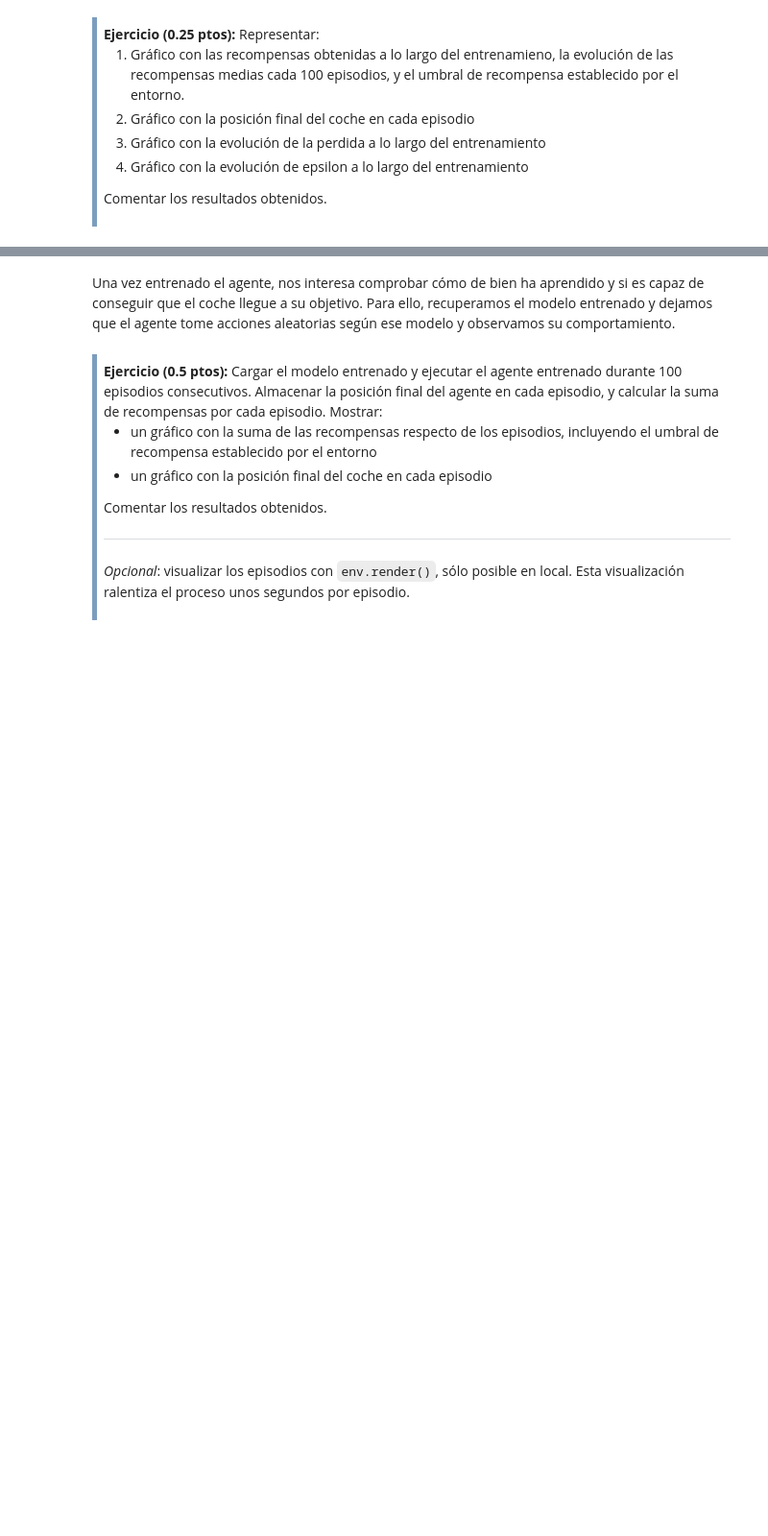
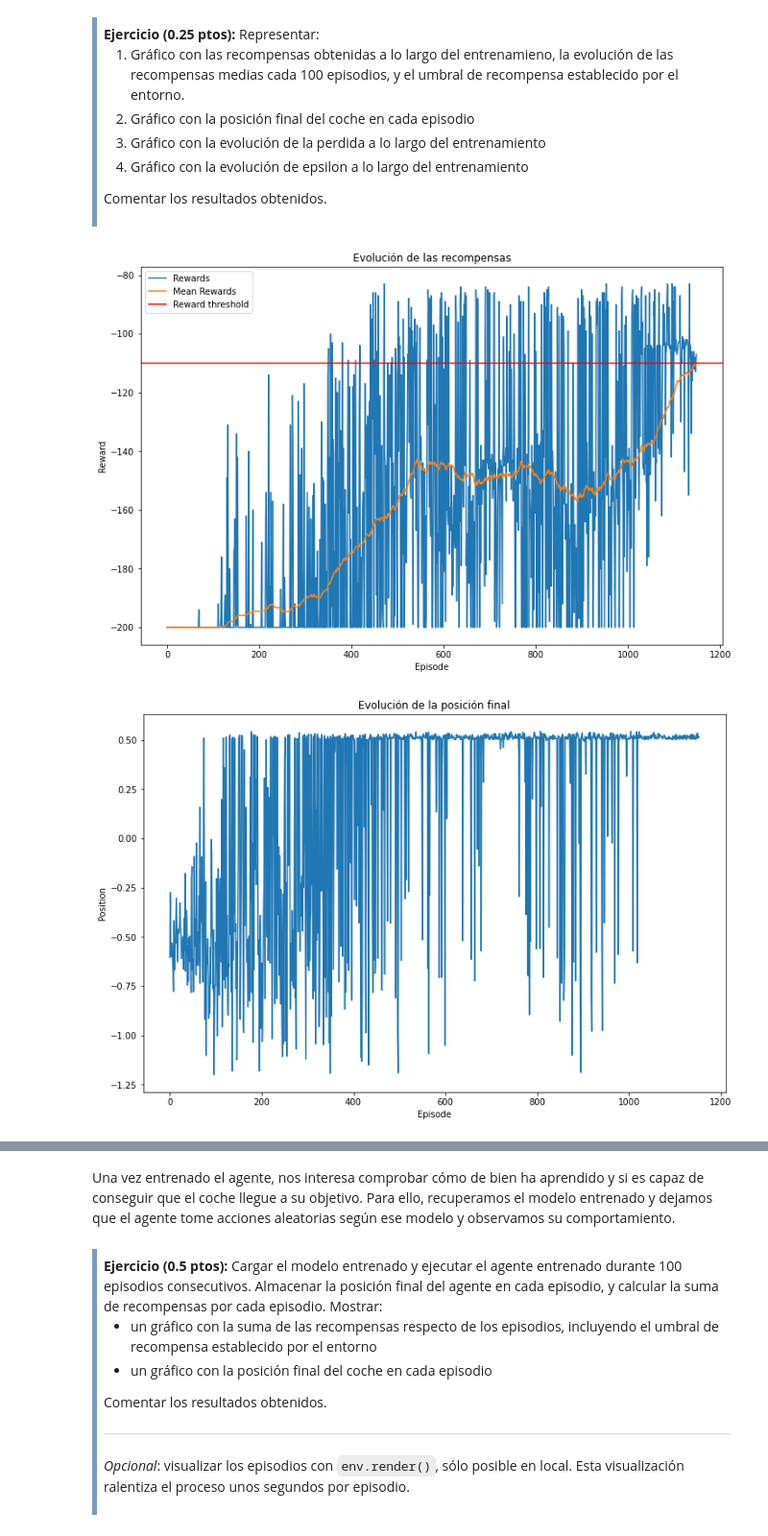
Before and after one commit to mariousm/Data-Science-Master, a Jupyter notebook: 2021-22/PrimerSemestre/Reinforcement/PEC2/UbiernaSanMamesMario_PEC2.ipynb, the cells around one changed output, grey strips where cells are left out. Shown: that part at 96% size. Saved outputs shown, nothing was run; the diff lists cells and outputs as text; code cells hidden in the pictures; blank space fills up the shorter version.

```diff
--- a/2021-22/PrimerSemestre/Reinforcement/PEC2/UbiernaSanMamesMario_PEC2.ipynb
+++ b/2021-22/PrimerSemestre/Reinforcement/PEC2/UbiernaSanMamesMario_PEC2.ipynb
@@ -514,0 +560,29 @@ A continuación entrenaremos el modelo con los siguientes hiperparámetros:
+# %%
+# Carga de la red neuronal
+dqn = NeuralNet(env, learning_rate=lr)
+
+# Creación del buffer
+buffer = experienceReplayBuffer(
+    memory_size=MEMORY_SIZE,
+    burn_in=BURN_IN
+)
+
+# Creación del agente
+agent = DQNAgent(
+    env=env,
+    main_network=dqn,
+    buffer=buffer,
+    reward_threshold=env.spec.reward_threshold,
+    epsilon=EPSILON,
+    eps_decay=EPSILON_DECAY,
+    batch_size=BATCH_SIZE
+)
+
+# Entrenamos el agente
+agent.train(
+    gamma=GAMMA,
+    max_episodes=MAX_EPISODES,
+    batch_size=BATCH_SIZE,
+    dnn_update_frequency=DNN_UPD,
+    dnn_sync_frequency=DNN_SYNC
+)
@@ -524,3 +609,11 @@ A continuación entrenaremos el modelo con los siguientes hiperparámetros:
 
 Comentar los resultados obtenidos.
 </div>
+# %%
+agent.plot_rewards()
+agent.plot_position()
+agent.plot_loss()
+agent.plot_epsilon()
+# %% [output]
+[figure, added]
+[figure, added]
```
Also changed, not shown: parts of 8 cells of this notebook, 1 other file.
